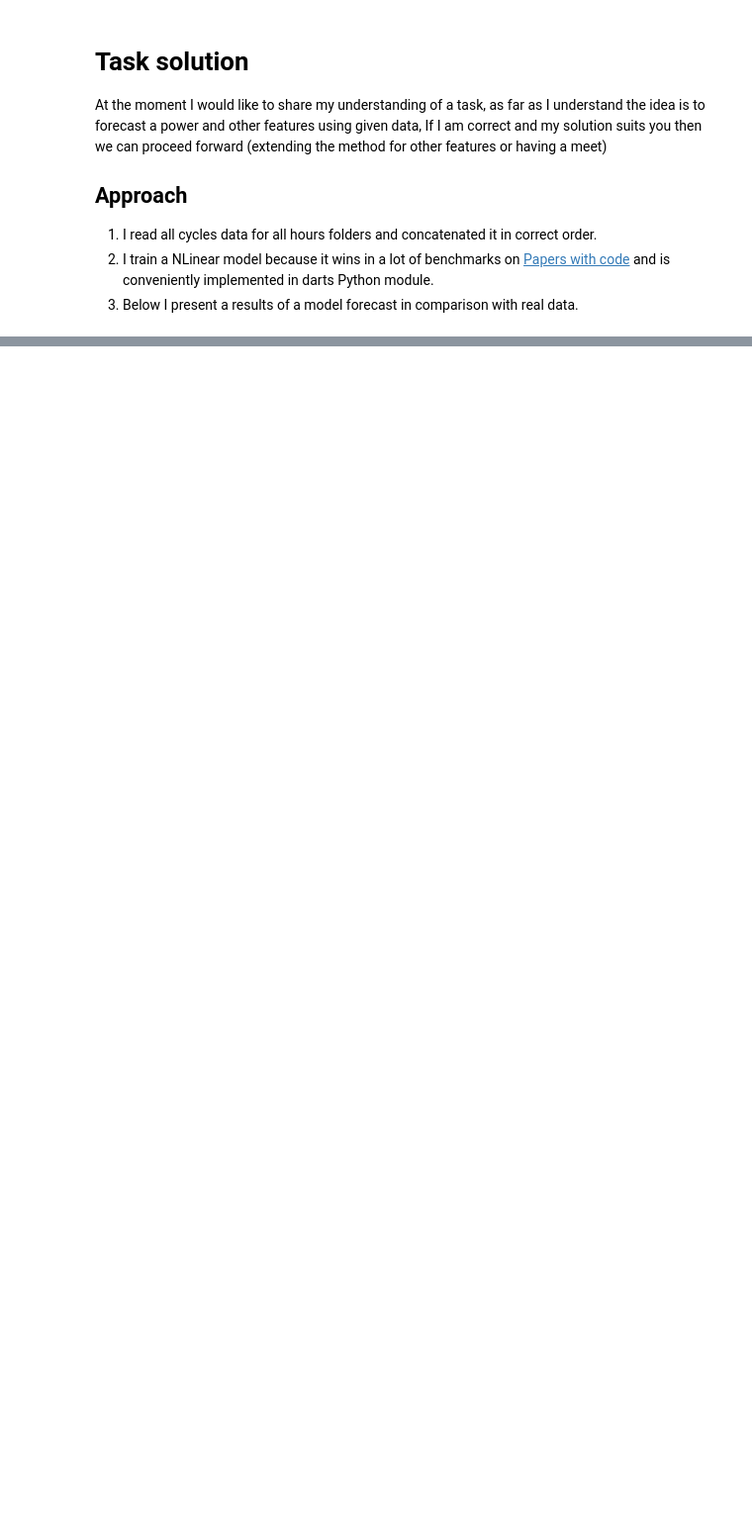
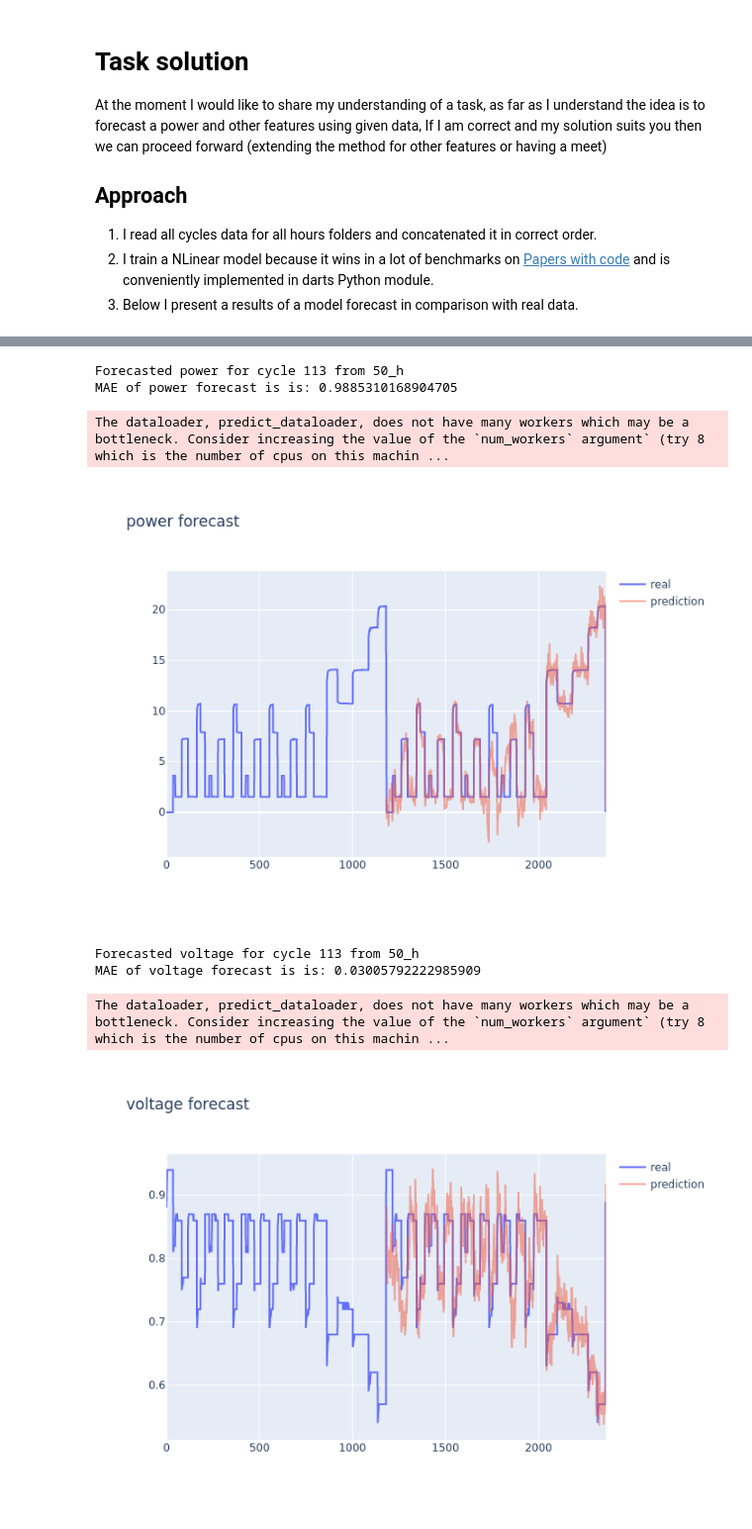
Before and after one commit to Blypa/cm_test_task, a Jupyter notebook: solution.ipynb, the cells around one changed output, grey strips where cells are left out. Shown at 99% size. Drawn from its saved outputs; the diff is of its cells as text; code cells hidden in the pictures; blank space fills up the shorter version.

```diff
--- a/solution.ipynb
+++ b/solution.ipynb
@@ -116,0 +138,80 @@ MAE of results is: 1.2445087924844442
+# %%
+# Input Data
+HOURS = '50_h'
+cycle_id = 113
+
+# Code that performs all calculations
+
+# Read the cycle that user requested
+cycle_df = pd.read_csv(
+    os.path.join(DATA_FOLDER, HOURS, 'data', f'{HOURS}_cycle_{cycle_id}.csv')
+).reset_index(drop=True)
+
+# Read the next cycle and use it to validate model performance
+next_cycle_df = pd.read_csv(
+    os.path.join(DATA_FOLDER, HOURS, 'data', f'{HOURS}_cycle_{cycle_id + 1}.csv')
+).reset_index(drop=True)
+next_cycle_df.index = next_cycle_df.index + cycle_df.index.max()
+
+# Concat both cycles into a single DataFrame for convenient usage in display function
+both_cycles_df = pd.concat([cycle_df, next_cycle_df], ignore_index=True).reset_index(drop=True)
+
+# Create TimeSeries from cycle data
+series = darts.TimeSeries.from_dataframe(cycle_df, value_cols='power')
+real = darts.TimeSeries.from_dataframe(next_cycle_df, value_cols='power')
+
+# Predict power
+predictions_power = models['power'].predict(len(series), series=series, verbose=False)
+
+print(f'Forecasted power for cycle {cycle_id} from {HOURS}')
+
+display_results(both_cycles_df, 'power', predictions_power, real, len(series))
+
+# Create TimeSeries from cycle data
+series = darts.TimeSeries.from_dataframe(cycle_df, value_cols='voltage')
+real = darts.TimeSeries.from_dataframe(next_cycle_df, value_cols='voltage')
+
+# Predict voltage
+predictions_voltage = models['voltage'].predict(len(series), series=series, verbose=False)
+
+print(f'Forecasted voltage for cycle {cycle_id} from {HOURS}')
+
+display_results(both_cycles_df, 'voltage', predictions_voltage, real, len(series))
+
+# Calculate real and predicted energy
+real_energy = calculate_energy(next_cycle_df["voltage"])
+predicted_energy = calculate_energy(predictions_voltage.values().squeeze())
+
+print('Calculate Energy:')
+print(f'Real - {real_energy}')
+print(f'predicted - {predicted_energy}')
+print()
+
+# Create TimeSeries from cycle data
+series = darts.TimeSeries.from_dataframe(cycle_df, value_cols='pressure_cathode_inlet')
+real = darts.TimeSeries.from_dataframe(next_cycle_df, value_cols='pressure_cathode_inlet')
+
+# Predict pressure_cathode_inlet
+predictions_cathode = models['pressure_cathode_inlet'].predict(len(series), series=series, verbose=False)
+
+print()
+print('Calculate Energy / cathode inlet:')
+print(f'Real - {real_energy / next_cycle_df["pressure_cathode_inlet"].sum()}')
+print(f'predicted - {predicted_energy / predictions_cathode.values().squeeze().sum()}')
+
+print()
+print('Calculate Power / cathode inlet:')
+both_cycles_df['power / pressure_cathode_inlet'] = both_cycles_df['power'] / both_cycles_df['pressure_cathode_inlet']
+real = darts.TimeSeries.from_series(next_cycle_df['power'] / next_cycle_df['pressure_cathode_inlet'])
+predicted = darts.TimeSeries.from_series(predictions_power.values().squeeze() / predictions_cathode.values().squeeze())
+
+display_results(both_cycles_df, 'power / pressure_cathode_inlet', predicted, real, len(series))
+# %% [output]
+Forecasted power for cycle 113 from 50_h
+MAE of power forecast is is: 0.9885310168904705
+The dataloader, predict_dataloader, does not have many workers which may be a bottleneck. Consider increasing the value of the `num_workers` argument` (try 8 which is the number of cpus on this machin ...
+[figure, added]
+Forecasted voltage for cycle 113 from 50_h
+MAE of voltage forecast is is: 0.03005792222985909
+The dataloader, predict_dataloader, does not have many workers which may be a bottleneck. Consider increasing the value of the `num_workers` argument` (try 8 which is the number of cpus on this machin ...
+[figure, added]
```
Also changed, not shown: parts of 11 cells of this notebook, 9 other files.
